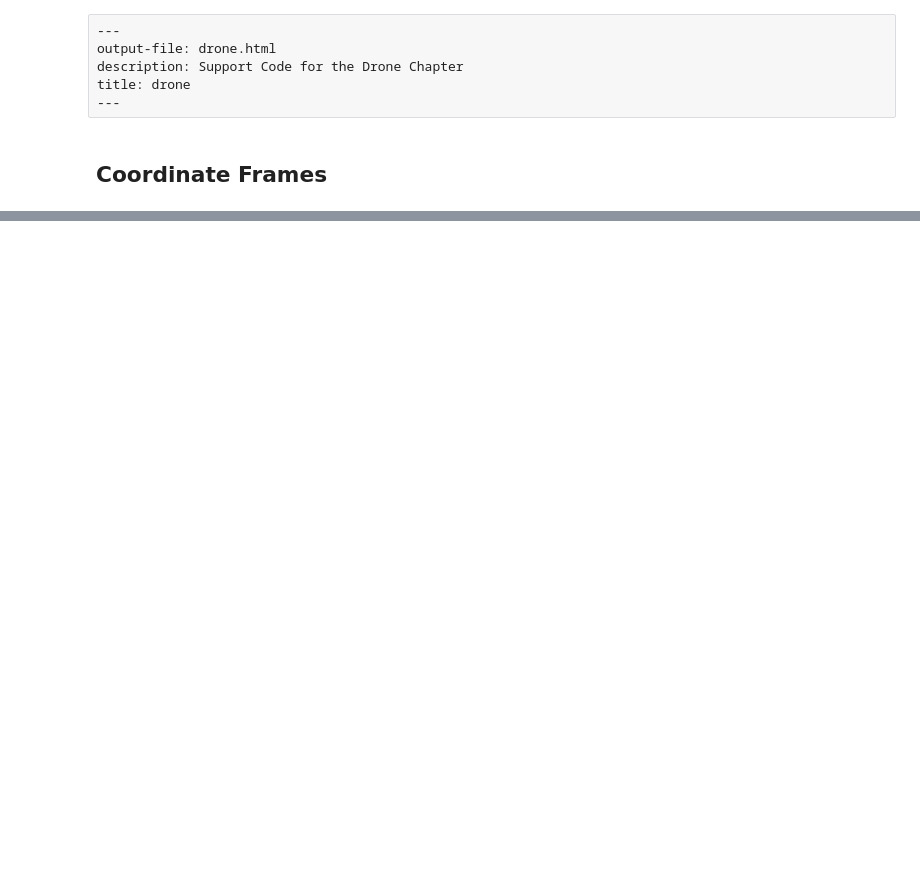
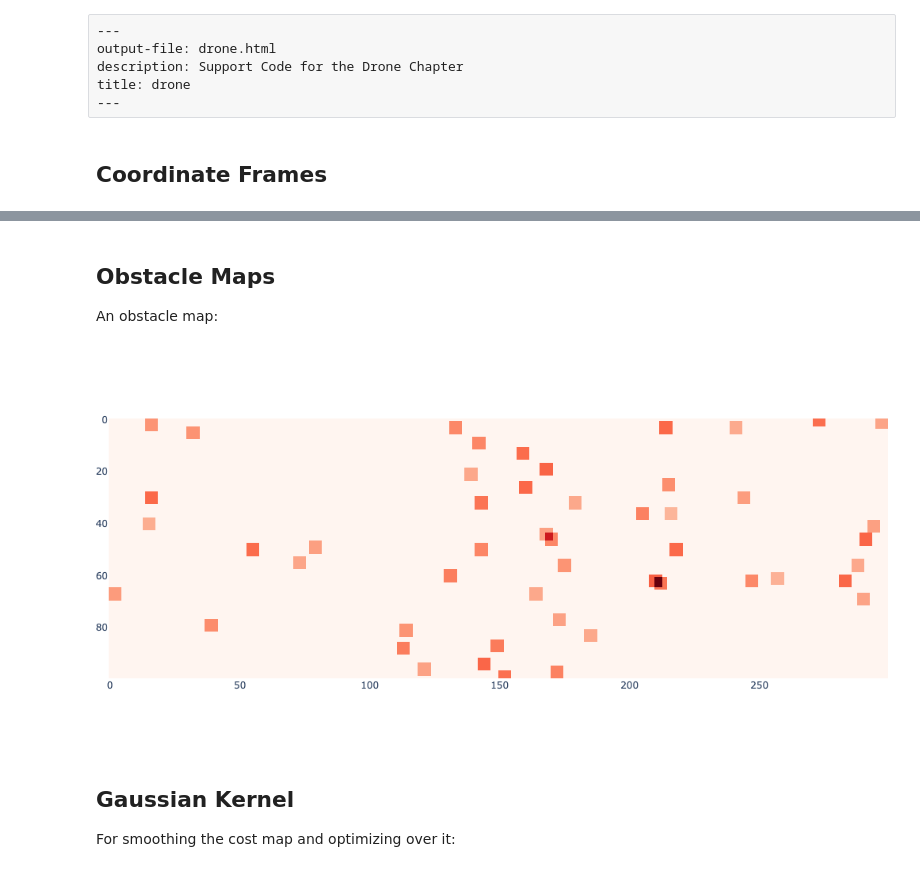
Before and after one commit to gtbook/gtbook, a Jupyter notebook: drone.ipynb, the cells around one changed output, grey strips where cells are left out. Cells and saved outputs as stored; diff of their text form; code cells hidden in the pictures; blank space fills up the shorter version.

```diff
--- a/drone.ipynb
+++ b/drone.ipynb
@@ -46,0 +52,51 @@ fig.show()
+# %% [markdown]
+## Obstacle Maps
+
+An obstacle map:
+# %%
+#| export
+def create_random_map(W, H, num_obstacles=50, seed=42):
+    """
+    Creates a random occupancy map with the given dimensions and number of obstacles.
+    Optionally, a seed can be provided to make the map reproducible.
+    """
+    # Set the seed for reproducibility:
+    rng = np.random.default_rng(seed=seed)
+
+    # Map dimensions in pixels (10 cm per pixel)
+    pixel_W, pixel_H = 10*W, 10*H
+
+    # Initialize an empty occupancy map
+    obstacles = torch.zeros((pixel_H, pixel_W), dtype=torch.float32)
+
+    # Add obstacles
+    for _ in range(num_obstacles):
+        # Random position for the obstacle
+        x, y = rng.integers(0, pixel_W), rng.integers(0, pixel_H)
+
+        # Random value for the obstacle (higher than empty space)
+        obstacle_value = rng.random() * 0.5 + 0.5  # Random value between 0.5 and 1.0
+
+        # Assign the value to the obstacle position
+        obstacles[y, x] = obstacle_value
+
+    # Define a box filter (kernel)
+    kernel_size = 5  # The size of the box filter
+    kernel = torch.ones((kernel_size, kernel_size), dtype=torch.float32)
+
+    # Apply 2D convolution to "fatten" the objects
+    batch = obstacles[None, None, ...]  # Add batch and channel dimensions
+    return torch.conv2d(batch, kernel[None, None, ...], padding='same')[0, 0, ...]
+# %%
+# Create a random cost map
+W, H = 30, 10  # 30m x 10m
+cost_map = create_random_map(W, H, num_obstacles=50, seed=7)
+fig = px.imshow(cost_map, color_continuous_scale='Reds')
+fig.update_layout(coloraxis_showscale=False, margin=dict(l=0, r=0, t=0, b=0), width=1000)
+fig.show()
+# %% [output]
+[figure, added]
+# %% [markdown]
+## Gaussian Kernel
+
+For smoothing the cost map and optimizing over it:
```
Also changed, not shown: parts of 12 cells of this notebook, 8 other files.
